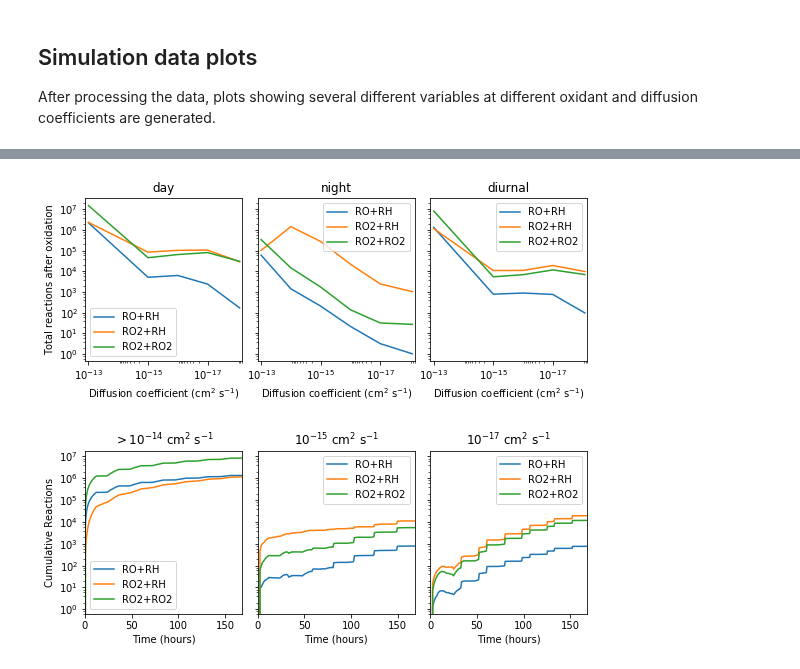
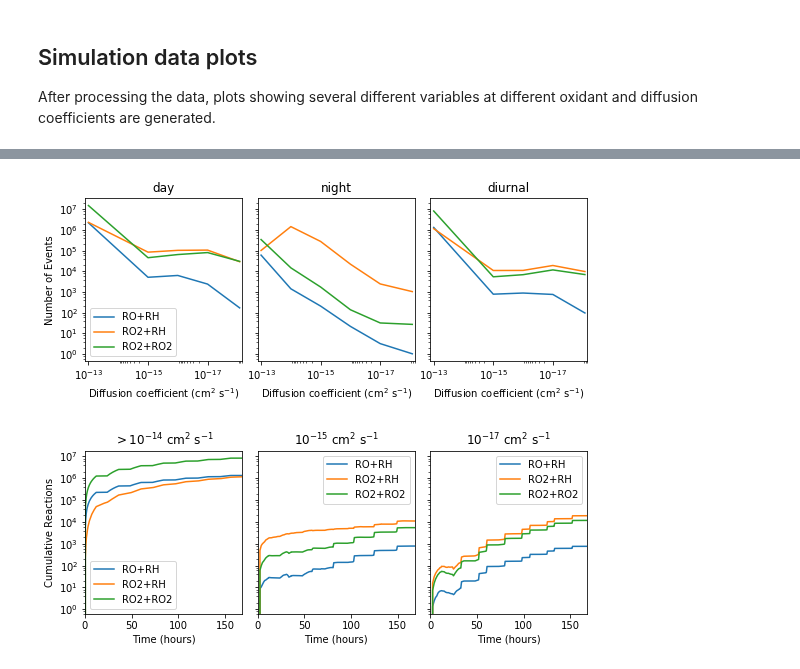
Before and after one commit to aawiegel/StackSimAnalysis, a Jupyter notebook: python/Autoxidation.ipynb, the cells around one changed output, grey strips where cells are left out. Drawn from its saved outputs; the diff is of its cells as text; code cells hidden in the pictures.

```diff
--- a/python/Autoxidation.ipynb
+++ b/python/Autoxidation.ipynb
@@ -92,6 +92,9 @@ diff_string = r'Diffusion coefficient (cm$^{2}$ s$^{-1}$)'
 uptake_string = 'Effective Uptake'
 
 condition_uptake = ["day", "night"]
+
+cond_color = {'day' : 'tab:blue', 'day_ao' : 'tab:orange', 'night' : 'tab:green', 'night_ao' : 'tab:red'}
+cond_marker = {'day' : 'o', 'day_ao' : 'v', 'night' : 's', 'night_ao' : '*'}
 
 uptake_data = dict()
 
@@ -128,9 +131,12 @@ for cond in condition_uptake:
 
         # Plot data
         uptake_data[cond+mech].plot(x = diff_string, y = cond+auto_convert[mech],
-                          ax = ax, logx=True, logy=True, xlim=(1.3E-10, 7E-19))
+                                    ax = ax, logx=True, logy=True, kind='scatter',
+                                    xlim=(1.3E-13, 7E-19), color = cond_color[cond+mech],
+                                   label = cond+auto_convert[mech], marker = cond_marker[cond+mech],
+                                    s = 49)
 
-ax.set_xlim([1.3E-13, 7E-19])
+#ax.set_xlim([1.3E-13, 7E-19])
 #ax.set_ylim([0, 0.52])
 ax.set_xlabel(diff_string)
 ax.set_ylabel(uptake_string)
@@ -255,36 +268,37 @@ for cond in condition:
 
     # Get total of each type of propagation reaction from files
     for D in diffusions:
             df = ScenarioData[cond+"_"+D+"_ao"]
             coef = np.append(coef, D_string_conv[D])
             ro2_bimo = np.append(ro2_bimo, df["RO2+RO2"].iloc[-1])
             ro2_auto = np.append(ro2_auto, df["RO2prop_tot"].iloc[-1])
             ro_prop = np.append(ro_prop, df["ROprop"].iloc[-1])
 
 
 
     # Put in data frame
     prop_data[cond] = pd.DataFrame({diff_string : coef, "RO2+RO2" : ro2_bimo,
                                    "RO2+RH" : ro2_auto, "RO+RH" : ro_prop})
 
     # sort by diffusion coefficient
     prop_data[cond].sort_values(diff_string, inplace=True)
 
     prop_data[cond].plot(x = diff_string, ax=axes[i], xlim=(1.3E-13, 7E-19),
-                        kind='line', legend=True, logx=True, logy=True)
+                        kind='line', legend=False, logx=True, logy=True)
 
     if i == 0:
-        axes[i].set_ylabel("Total reactions after oxidation")
+        axes[i].set_ylabel("Number of Events")
+        axes[i].legend(loc='best')
 
 
 
     i += 1
 
 
 fig.savefig(os.path.join(subdir, 'reaction_markers.png'),
            fmt='png', dpi=600, bbox_inches='tight')
 # %% [output]
-[figure, old version]
+[figure, new version]
 # %%
 %matplotlib inline
 
```
Also changed, not shown: parts of 9 cells of this notebook.
